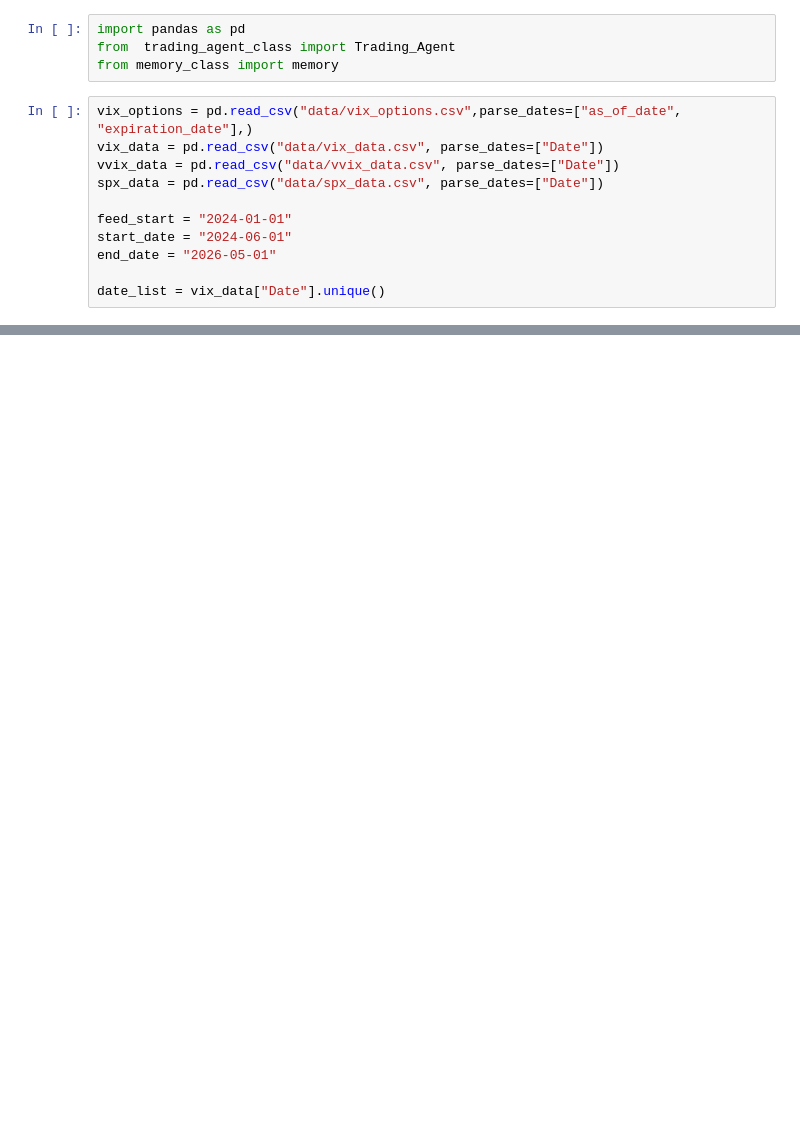
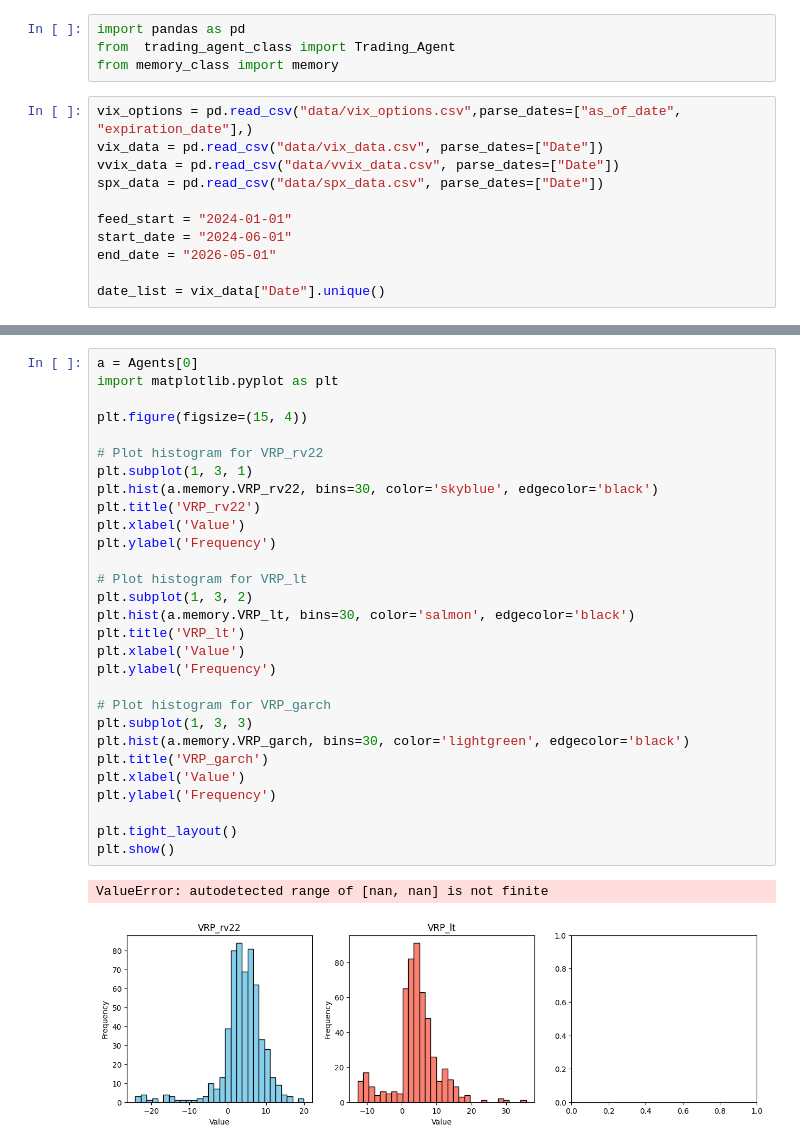
Before and after one commit to StevenYang23/VIX_Trading, a Jupyter notebook: Back_testing.ipynb, the cells around one changed output, grey strips where cells are left out. Cells and saved outputs as stored; diff of their text form; blank space fills up the shorter version.

```diff
--- a/Back_testing.ipynb
+++ b/Back_testing.ipynb
@@ -50,0 +55,32 @@ plt.show()
+# %%
+a = Agents[0]
+import matplotlib.pyplot as plt
+
+plt.figure(figsize=(15, 4))
+
+# Plot histogram for VRP_rv22
+plt.subplot(1, 3, 1)
+plt.hist(a.memory.VRP_rv22, bins=30, color='skyblue', edgecolor='black')
+plt.title('VRP_rv22')
+plt.xlabel('Value')
+plt.ylabel('Frequency')
+
+# Plot histogram for VRP_lt
+plt.subplot(1, 3, 2)
+plt.hist(a.memory.VRP_lt, bins=30, color='salmon', edgecolor='black')
+plt.title('VRP_lt')
+plt.xlabel('Value')
+plt.ylabel('Frequency')
+
+# Plot histogram for VRP_garch
+plt.subplot(1, 3, 3)
+plt.hist(a.memory.VRP_garch, bins=30, color='lightgreen', edgecolor='black')
+plt.title('VRP_garch')
+plt.xlabel('Value')
+plt.ylabel('Frequency')
+
+plt.tight_layout()
+plt.show()
+# %% [output]
+ValueError: autodetected range of [nan, nan] is not finite
+[figure, added]
```
Also changed, not shown: parts of 2 cells of this notebook, 3 other files.
